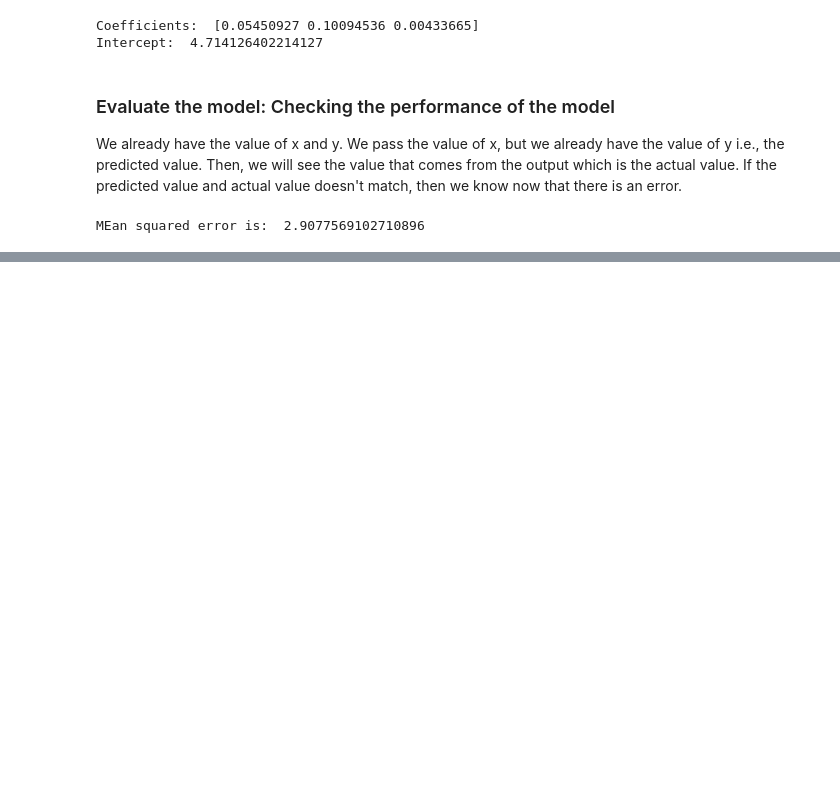
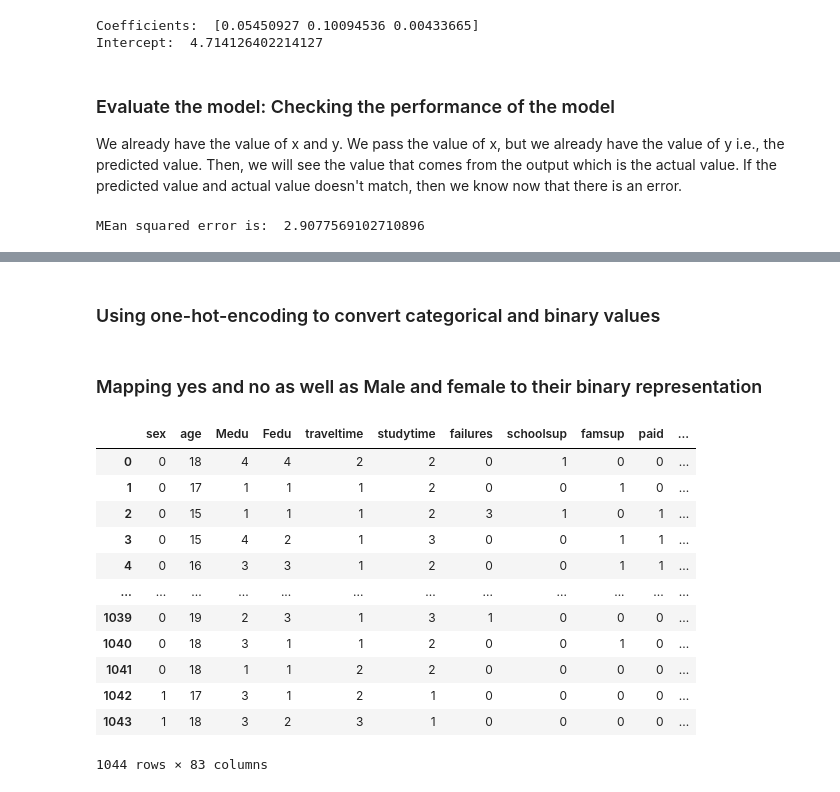
Before and after one commit to UjjwalKarkeyy/Python_Programming, a Jupyter notebook: Week-5_python.ipynb, the cells around one changed output, grey strips where cells are left out. Drawn from its saved outputs; the diff is of its cells as text; code cells hidden in the pictures; blank space fills up the shorter version.

```diff
--- a/Week-5_python.ipynb
+++ b/Week-5_python.ipynb
@@ -664,0 +716,2 @@ MEan squared error is:  2.9077569102710896
+# %% [markdown]
+### Using one-hot-encoding to convert categorical and binary values
@@ -664,0 +727,29 @@ MEan squared error is:  2.9077569102710896
+# %% [markdown]
+### Mapping yes and no as well as Male and female to their binary representation
+# %%
+# Mapping yes and no to 1 and 0 as well as Male and female to 1 and 0
+combined_data['sex'] = combined_data['sex'].map({'F':0,'M':1})
+# 'schoolsup','famsup','paid','activities','nursery','higher','internet','romantic'
+combined_data['romantic'] = combined_data['romantic'].map({'yes':1,'no':0})
+combined_data['schoolsup'] = combined_data['schoolsup'].map({'yes':1,'no':0})
+combined_data['famsup'] = combined_data['famsup'].map({'yes':1,'no':0})
+combined_data['paid'] = combined_data['paid'].map({'yes':1,'no':0})
+combined_data['activities'] = combined_data['activities'].map({'yes':1,'no':0})
+combined_data['nursery'] = combined_data['nursery'].map({'yes':1,'no':0})
+combined_data['higher'] = combined_data['higher'].map({'yes':1,'no':0})
+combined_data['internet'] = combined_data['internet'].map({'yes':1,'no':0})
+combined_data
+# %% [output]
+|  | sex | age | Medu | Fedu | traveltime | studytime | failures | schoolsup | famsup | paid | ... |
+| 0 | 0 | 18 | 4 | 4 | 2 | 2 | 0 | 1 | 0 | 0 | ... |
+| 1 | 0 | 17 | 1 | 1 | 1 | 2 | 0 | 0 | 1 | 0 | ... |
+| 2 | 0 | 15 | 1 | 1 | 1 | 2 | 3 | 1 | 0 | 1 | ... |
+| 3 | 0 | 15 | 4 | 2 | 1 | 3 | 0 | 0 | 1 | 1 | ... |
+| 4 | 0 | 16 | 3 | 3 | 1 | 2 | 0 | 0 | 1 | 1 | ... |
+| ... | ... | ... | ... | ... | ... | ... | ... | ... | ... | ... | ... |
+| 1039 | 0 | 19 | 2 | 3 | 1 | 3 | 1 | 0 | 0 | 0 | ... |
+| 1040 | 0 | 18 | 3 | 1 | 1 | 2 | 0 | 0 | 1 | 0 | ... |
+| 1041 | 0 | 18 | 1 | 1 | 2 | 2 | 0 | 0 | 0 | 0 | ... |
+| 1042 | 1 | 17 | 3 | 1 | 2 | 1 | 0 | 0 | 0 | 0 | ... |
+| 1043 | 1 | 18 | 3 | 2 | 3 | 1 | 0 | 0 | 0 | 0 | ... |
+1044 rows × 83 columns
```
Also changed, not shown: parts of 20 cells of this notebook, 15 other files.
